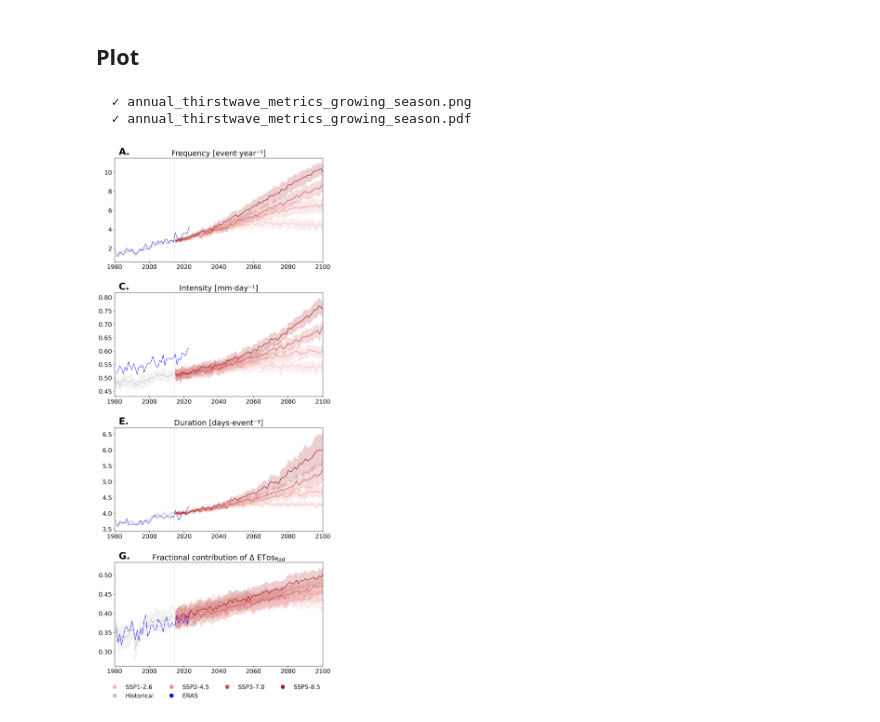
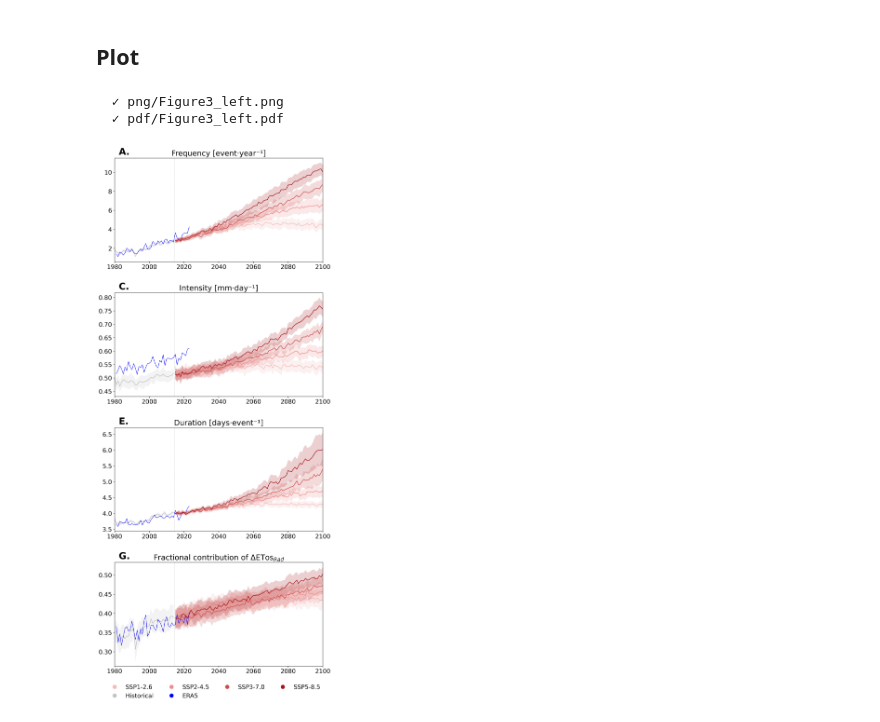
Before and after one commit to froggyalchemist/daily-ET0, a Jupyter notebook: figures/Figure3_left.ipynb, the cells around one changed output. Cells and saved outputs as stored; diff of their text form; code cells hidden in the pictures.

```diff
--- a/figures/Figure3_left.ipynb
+++ b/figures/Figure3_left.ipynb
@@ -208,35 +207,35 @@ for ax, label in zip(axes, labels):
         va='top',
         ha='left'
     )
     ax.axvline(TRANSITION_YEAR+0.5, color="grey", linestyle="--", linewidth=0.4, alpha=0.7) # Dashed grey vertical line marking the end of the historical exp / start of the SSPs
     ax.set_xlim(*XLIM) # X axis from 1980 to 2100
     ax.set_xlabel('')
     ax.set_ylabel('')
 
 axes[0].set_title("Frequency [event·year⁻¹]")
 axes[1].set_title("Intensity [mm·day⁻¹]")
 axes[2].set_title("Duration [days·event⁻¹]")
-axes[3].set_title(r"Fractional contribution of $\Delta$ ETos$_{Rad}$")
+axes[3].set_title(r"Fractional contribution of $\Delta$ETos$_{Rad}$")
 
 # Shared legend for the whole figure
 legend_handles = [
     Line2D([0], [0], color=style["color"], label=style['label'],
            marker='o', linestyle='', markersize=10) # Make marker a little circle
     for exp, style in EXPERIMENT_STYLE.items()
 ]
 fig.legend(handles=legend_handles, loc="lower center", ncol=4, bbox_to_anchor=(0.5, -0.04), frameon=False)
 
 fig.tight_layout(rect=(0.0, 0.005, 1, 1))
 fig.subplots_adjust(wspace=0.0, hspace=0.3)
 
 # Save in current directory as png and pdf
 for ext in ["png", "pdf"]:
-    filename = f"annual_thirstwave_metrics_growing_season.{ext}"
+    filename = f"{ext}/Figure3_left.{ext}"
     fig.savefig(filename, dpi=500, bbox_inches="tight", pad_inches=0.3)
     print(f"  ✓ {filename}")
 
 plt.show()
 # %% [output]
-  ✓ annual_thirstwave_metrics_growing_season.png
-  ✓ annual_thirstwave_metrics_growing_season.pdf
+  ✓ png/Figure3_left.png
+  ✓ pdf/Figure3_left.pdf
-[figure, old version]
+[figure, new version]
```
Also changed, not shown: parts of 1 cell of this notebook, 2 other files.
